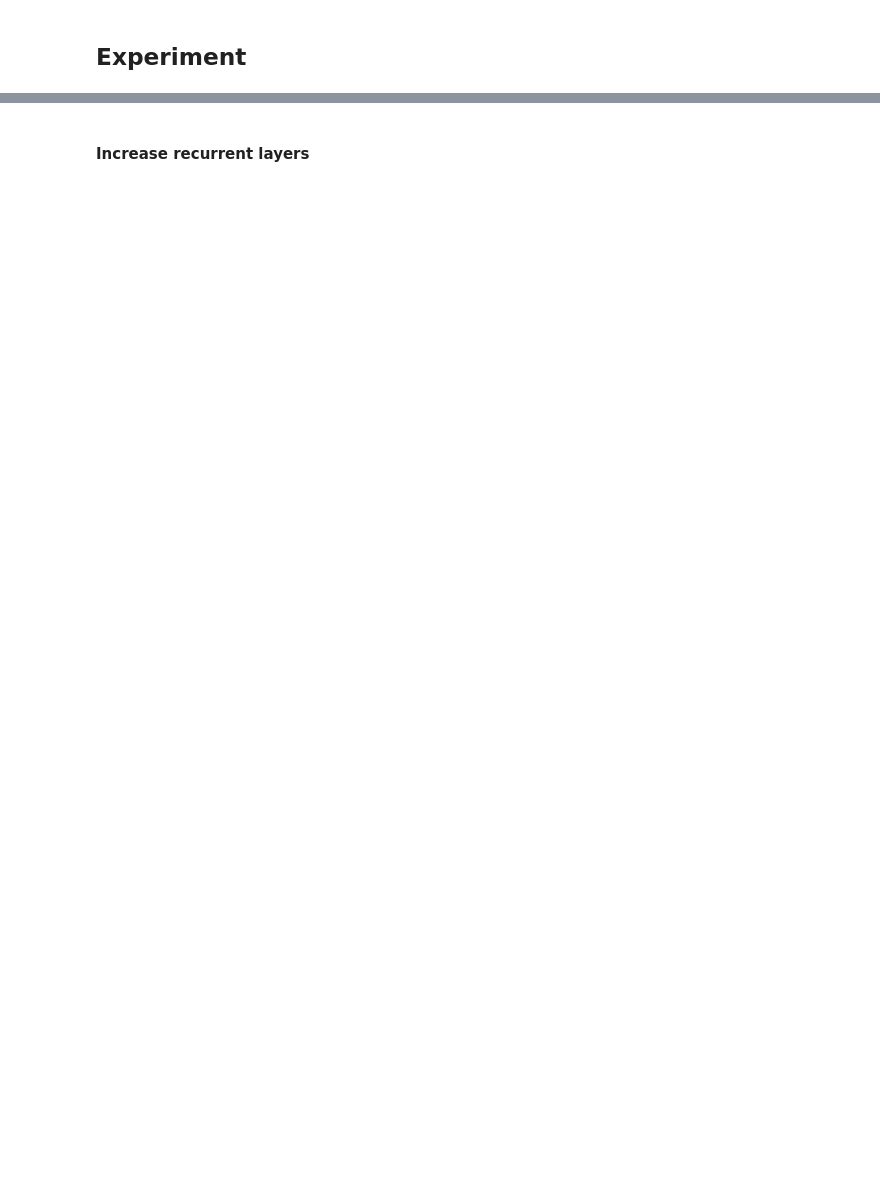
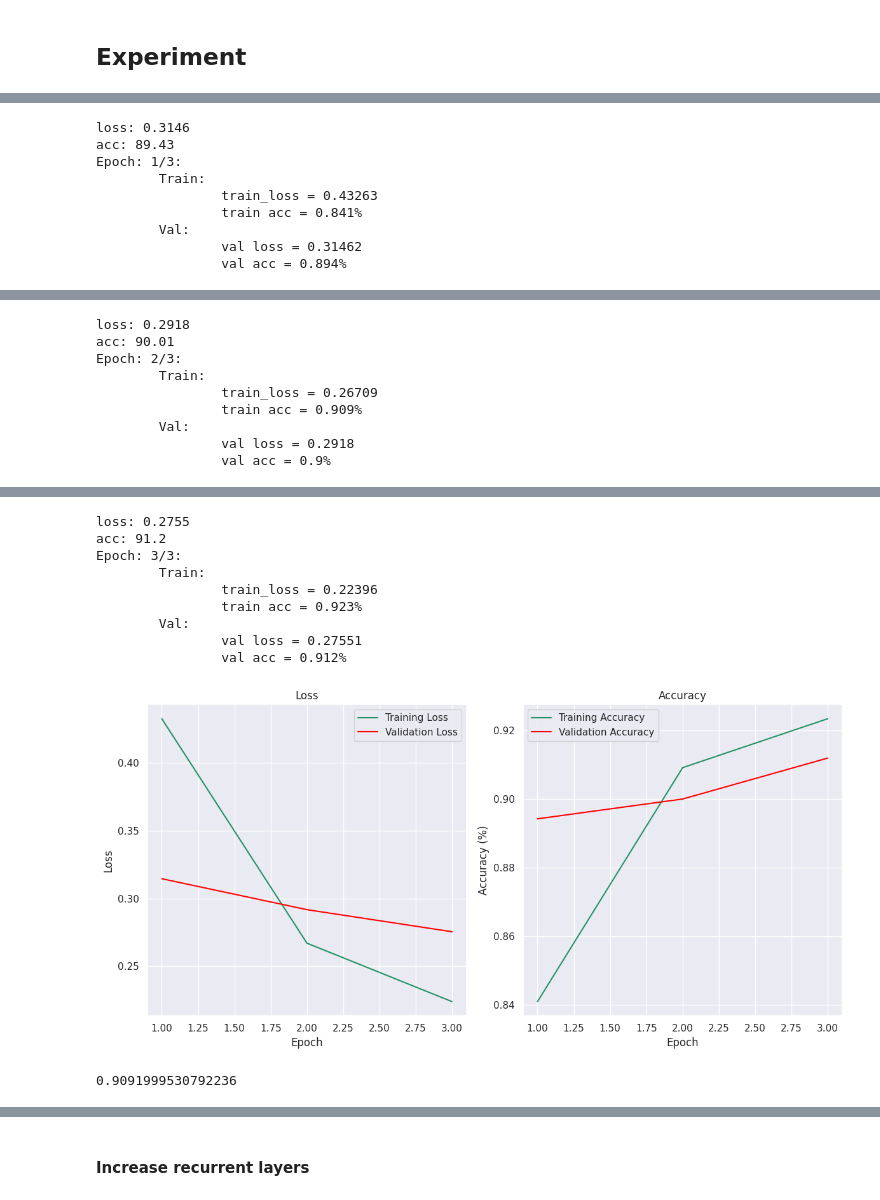
Before and after one commit to Dimildizio/DS_course, a Jupyter notebook: Neural_networks/NLP/Text_classification/news_classification.ipynb, the cells around one changed output, grey strips where cells are left out. Saved outputs shown, nothing was run; the diff lists cells and outputs as text; code cells hidden in the pictures; blank space fills up the shorter version.

Commit message:
feat(model): train rnn, gru, lstm

```diff
--- a/Neural_networks/NLP/Text_classification/news_classification.ipynb
+++ b/Neural_networks/NLP/Text_classification/news_classification.ipynb
@@ -207,0 +231,22 @@ class RNNModel(nn.Module):
+# %%
+def epoch_train(model, loader, optimizer, criterion, name, n):
+  avg_loss = 0
+  avg_acc = 0
+  for batch in tqdm(loader, desc=f"Epoch {name}: {n}"):
+      X, y = batch["input_idx"], batch["label"]
+      y_hat = model(X)
+      loss = criterion(y_hat, y)
+
+      if name == 'Train':
+        optimizer.zero_grad()
+        loss.backward()
+        optimizer.step()
+
+      avg_loss += loss.item()
+      probs = torch.softmax(y_hat, dim=1)
+      y_pred = torch.argmax(probs, dim=1)
+      avg_acc += (y_pred == y).sum().item() / len(y)
+  loss_score = get_score(avg_loss, loader)
+  acc_score =  get_score(avg_acc, loader)
+  print(f'loss: {round(loss_score, 4)}\nacc: {round(acc_score*100, 2)}')
+  return loss_score, acc_score
@@ -208,10 +289,18 @@ class RNNModel(nn.Module):
 # %%
 OUTPUT_DIM = len(set(dataset['train']['label'])) # Number of classes
 PAD_IDX = word2idx['<pad>']
-
-model = RNNModel(len(vocab), 100, 256, OUTPUT_DIM, 2,True, 0.2, PAD_IDX).to(device)
-# %%
-import torch.optim as optim
-
-optimizer = optim.Adam(model.parameters())
-criterion = nn.CrossEntropyLoss().to(device)
+# %%
+def test_model(model_class, train_dataloder=train_dataloader, eval_dataloader=eval_dataloader, hd=512, lr=4e-4, rnn_layers=2, bi=False):
+
+  model = model_class(vocab_size=len(vocab), hidden_dim=hd, num_classes=4, rnn_layers=rnn_layers, bi=bi).to(device)
+  optimizer = optim.Adam(model.parameters(), lr=lr)
+  criterion = nn.CrossEntropyLoss().to(device)
+  scheduler = torch.optim.lr_scheduler.MultiStepLR(optimizer, milestones=[5], gamma=0.5)
+  best_model, history = fit(model, optimizer, criterion, scheduler, train_dataloader, eval_dataloader)
+  plot_loss_and_acc(*history)
+  model.load_state_dict(best_model)
+  return model
+# %%
+CFG.epochs = 3
+best_model = test_model(RNNModel)
+# %% [output]
@@ -217,0 +309,9 @@ criterion = nn.CrossEntropyLoss().to(device)
+loss: 0.3146
+acc: 89.43
+Epoch: 1/3:
+        Train:
+                train_loss = 0.43263
+                train acc = 0.841%
+        Val:
+                val loss = 0.31462
+                val acc = 0.894%
@@ -217,0 +320,9 @@ criterion = nn.CrossEntropyLoss().to(device)
+loss: 0.2918
+acc: 90.01
+Epoch: 2/3:
+        Train:
+                train_loss = 0.26709
+                train acc = 0.909%
+        Val:
+                val loss = 0.2918
+                val acc = 0.9%
@@ -217,0 +331,16 @@ criterion = nn.CrossEntropyLoss().to(device)
+loss: 0.2755
+acc: 91.2
+Epoch: 3/3:
+        Train:
+                train_loss = 0.22396
+                train acc = 0.923%
+        Val:
+                val loss = 0.27551
+                val acc = 0.912%
+[figure, added]
+# %%
+dummy_model = RNNModel(vocab_size=len(vocab), hidden_dim=512, num_classes=4).to(device)
+dummy_model.load_state_dict(best_model)
+evaluate(dummy_model, eval_dataloader)
+# %% [output]
+0.9091999530792236
```
Also changed, not shown: parts of 40 cells of this notebook.
